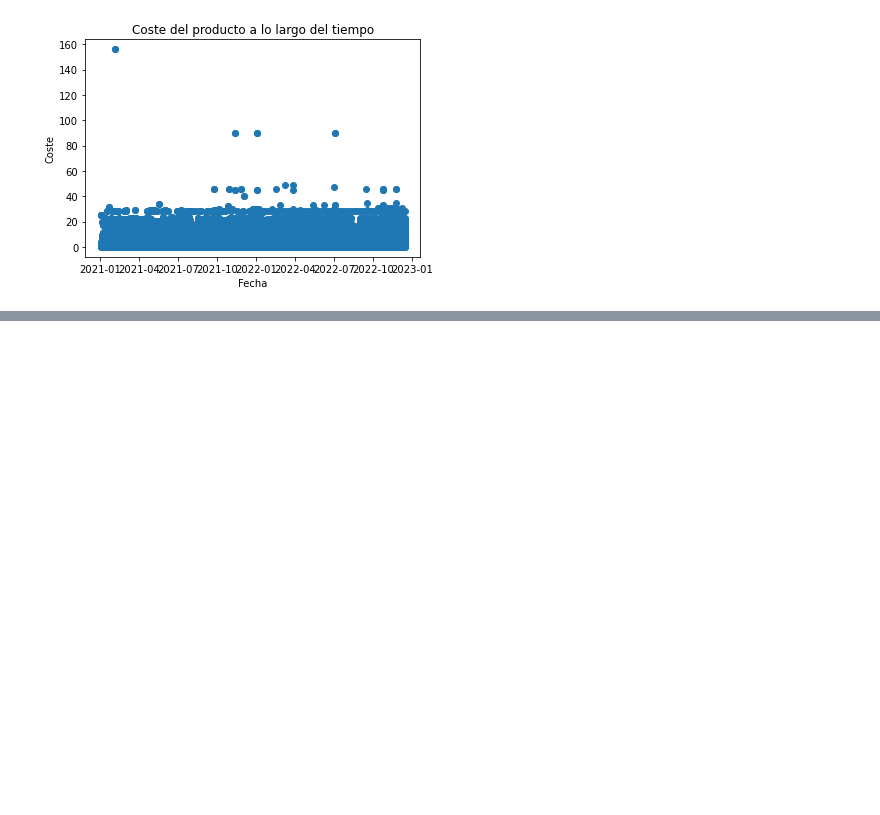
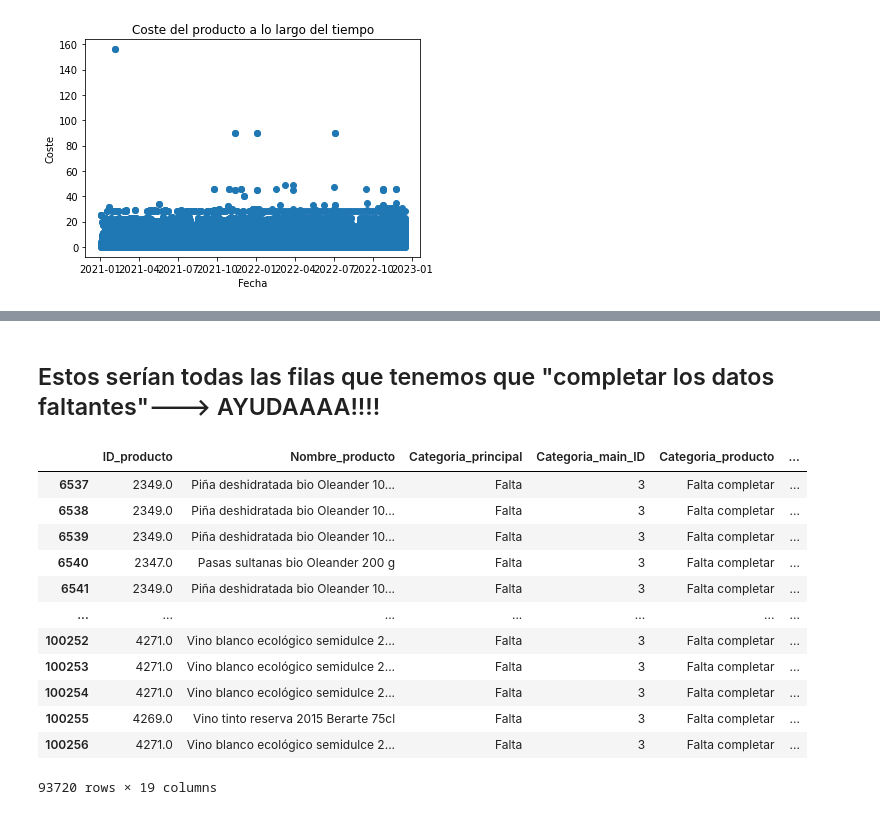
Before and after one commit to Factoria-F5-AI-Bootcamp-1-Edicion/osa_analysis, a Jupyter notebook: EDA_Compras&Ventas_LaOsa.ipynb, the cells around one changed output, grey strips where cells are left out. Drawn from its saved outputs; the diff is of its cells as text; code cells hidden in the pictures; blank space fills up the shorter version.

Commit message:
Datos faltantes sigo investigando como hacerlo

```diff
--- a/EDA_Compras&Ventas_LaOsa.ipynb
+++ b/EDA_Compras&Ventas_LaOsa.ipynb
@@ -1090,0 +1104,18 @@ plt.show()
+# %% [markdown]
+## Estos serían todas las filas que tenemos que "completar los datos faltantes"---> AYUDAAAA!!!!
+# %%
+df.loc[df["Categoria_producto"] == "Falta completar"]
+# %% [output]
+|  | ID_producto | Nombre_producto | Categoria_principal | Categoria_main_ID | Categoria_producto | ... |
+| 6537 | 2349.0 | Piña deshidratada bio Oleander 10... | Falta | 3 | Falta completar | ... |
+| 6538 | 2349.0 | Piña deshidratada bio Oleander 10... | Falta | 3 | Falta completar | ... |
+| 6539 | 2349.0 | Piña deshidratada bio Oleander 10... | Falta | 3 | Falta completar | ... |
+| 6540 | 2347.0 | Pasas sultanas bio Oleander 200 g | Falta | 3 | Falta completar | ... |
+| 6541 | 2349.0 | Piña deshidratada bio Oleander 10... | Falta | 3 | Falta completar | ... |
+| ... | ... | ... | ... | ... | ... | ... |
+| 100252 | 4271.0 | Vino blanco ecológico semidulce 2... | Falta | 3 | Falta completar | ... |
+| 100253 | 4271.0 | Vino blanco ecológico semidulce 2... | Falta | 3 | Falta completar | ... |
+| 100254 | 4271.0 | Vino blanco ecológico semidulce 2... | Falta | 3 | Falta completar | ... |
+| 100255 | 4269.0 | Vino tinto reserva 2015 Berarte 75cl | Falta | 3 | Falta completar | ... |
+| 100256 | 4271.0 | Vino blanco ecológico semidulce 2... | Falta | 3 | Falta completar | ... |
+93720 rows × 19 columns
```
Also changed, not shown: parts of 7 cells of this notebook.
